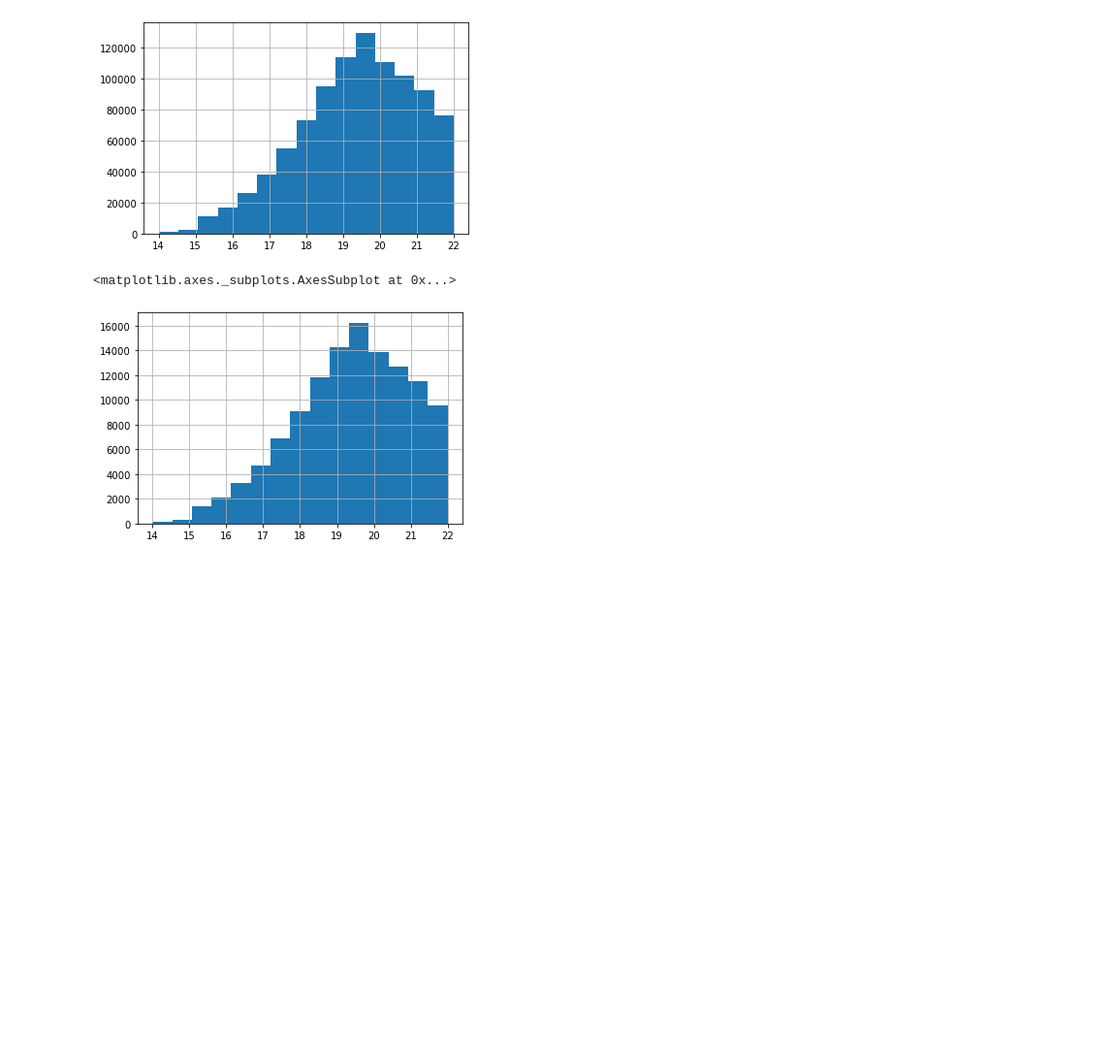
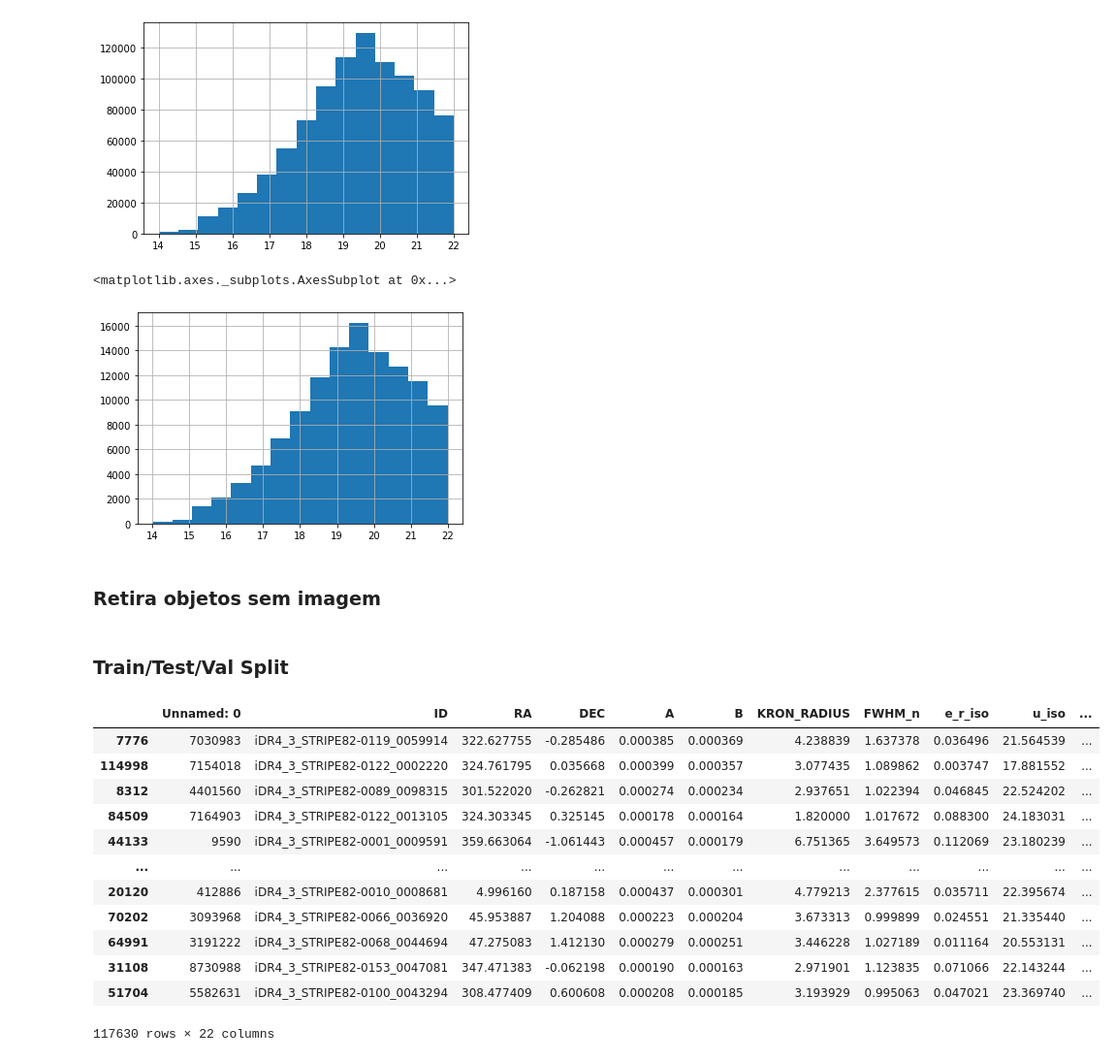
Before and after one commit to gabjp/LTS2.0-data, a Jupyter notebook: data/unl/clear_data.ipynb, the cells around one changed output. Shown at 97% size. Drawn from its saved outputs; the diff is of its cells as text; code cells hidden in the pictures; blank space fills up the shorter version.

```diff
--- a/data/unl/clear_data.ipynb
+++ b/data/unl/clear_data.ipynb
@@ -91,6 +91,63 @@ final_s.r_iso.hist(bins=15)
 # %% [output]
 <matplotlib.axes._subplots.AxesSubplot at 0x...>
 [figure]
+# %% [markdown]
+### Retira objetos sem imagem
+# %%
+IDS = ['iDR4_3_STRIPE82-0074_0050444',
+'iDR4_3_STRIPE82-0088_0134958',
+'iDR4_3_STRIPE82-0119_0007873',
+'iDR4_3_STRIPE82-0121_0000836',
+'iDR4_3_STRIPE82-0134_0029763',
+'iDR4_3_STRIPE82-0087_0139570',
+'iDR4_3_STRIPE82-0042_0044839',
+'iDR4_3_STRIPE82-0130_0029840',
+'iDR4_3_STRIPE82-0158_0030865',
+'iDR4_3_STRIPE82-0087_0139219',
+'iDR4_3_STRIPE82-0110_0066277',
+'iDR4_3_STRIPE82-0088_0132786',
+'iDR4_3_STRIPE82-0110_0074857',
+'iDR4_3_STRIPE82-0088_0137405',
+'iDR4_3_STRIPE82-0042_0044898',
+'iDR4_3_STRIPE82-0121_0002535',
+'iDR4_3_STRIPE82-0110_0074358',
+'iDR4_3_STRIPE82-0119_0000975',
+'iDR4_3_STRIPE82-0088_0136078',
+'iDR4_3_STRIPE82-0034_0030830',
+'iDR4_3_STRIPE82-0092_0104473',
+'iDR4_3_STRIPE82-0119_0005304',
+'iDR4_3_STRIPE82-0121_0003994',
+'iDR4_3_STRIPE82-0121_0002900',
+'iDR4_3_STRIPE82-0119_0003104',
+'iDR4_3_STRIPE82-0036_0013965',
+'iDR4_3_STRIPE82-0088_0138553']
+final_s = final_s[~(final_s.ID.isin(IDS))]
+# %% [markdown]
+### Train/Test/Val Split
+# %%
+from sklearn.model_selection import train_test_split
+train, test = train_test_split(final_s, test_size=0.25,random_state=2)
+train, val = train_test_split(train, test_size=0.2,random_state=2)
+train.assign(split="train")
+test.assign(split="test")
+val.assign(split="val")
+final_s = pd.concat([train,test,val])
 # %%
 final_s.to_csv("unl_small.csv")
 final_b.to_csv("unl_big.csv")
+# %%
+final_s
+# %% [output]
+|  | Unnamed: 0 | ID | RA | DEC | A | B | KRON_RADIUS | FWHM_n | e_r_iso | u_iso | ... |
+| 7776 | 7030983 | iDR4_3_STRIPE82-0119_0059914 | 322.627755 | -0.285486 | 0.000385 | 0.000369 | 4.238839 | 1.637378 | 0.036496 | 21.564539 | ... |
+| 114998 | 7154018 | iDR4_3_STRIPE82-0122_0002220 | 324.761795 | 0.035668 | 0.000399 | 0.000357 | 3.077435 | 1.089862 | 0.003747 | 17.881552 | ... |
+| 8312 | 4401560 | iDR4_3_STRIPE82-0089_0098315 | 301.522020 | -0.262821 | 0.000274 | 0.000234 | 2.937651 | 1.022394 | 0.046845 | 22.524202 | ... |
+| 84509 | 7164903 | iDR4_3_STRIPE82-0122_0013105 | 324.303345 | 0.325145 | 0.000178 | 0.000164 | 1.820000 | 1.017672 | 0.088300 | 24.183031 | ... |
+| 44133 | 9590 | iDR4_3_STRIPE82-0001_0009591 | 359.663064 | -1.061443 | 0.000457 | 0.000179 | 6.751365 | 3.649573 | 0.112069 | 23.180239 | ... |
+| ... | ... | ... | ... | ... | ... | ... | ... | ... | ... | ... | ... |
+| 20120 | 412886 | iDR4_3_STRIPE82-0010_0008681 | 4.996160 | 0.187158 | 0.000437 | 0.000301 | 4.779213 | 2.377615 | 0.035711 | 22.395674 | ... |
+| 70202 | 3093968 | iDR4_3_STRIPE82-0066_0036920 | 45.953887 | 1.204088 | 0.000223 | 0.000204 | 3.673313 | 0.999899 | 0.024551 | 21.335440 | ... |
+| 64991 | 3191222 | iDR4_3_STRIPE82-0068_0044694 | 47.275083 | 1.412130 | 0.000279 | 0.000251 | 3.446228 | 1.027189 | 0.011164 | 20.553131 | ... |
+| 31108 | 8730988 | iDR4_3_STRIPE82-0153_0047081 | 347.471383 | -0.062198 | 0.000190 | 0.000163 | 2.971901 | 1.123835 | 0.071066 | 22.143244 | ... |
+| 51704 | 5582631 | iDR4_3_STRIPE82-0100_0043294 | 308.477409 | 0.600608 | 0.000208 | 0.000185 | 3.193929 | 0.995063 | 0.047021 | 23.369740 | ... |
+117630 rows × 22 columns
```
Also changed, not shown: 3 other files.
